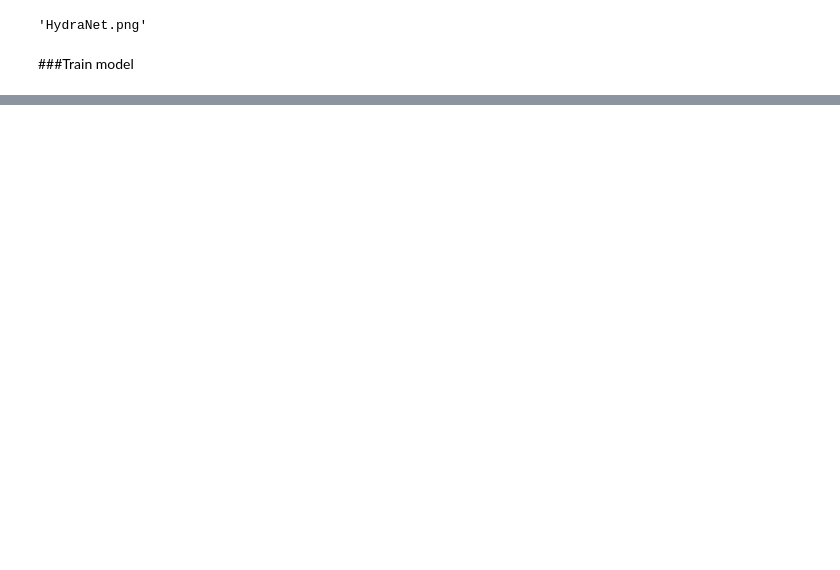
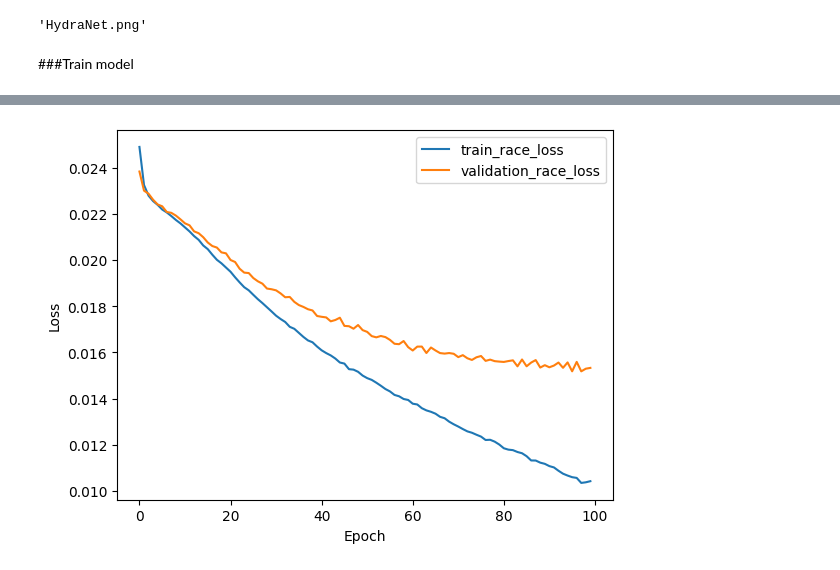
Before and after one commit to bohdanvodianyk/multi-task-learning, a Jupyter notebook: MLP.ipynb, the cells around one changed output, grey strips where cells are left out. Drawn from its saved outputs; the diff is of its cells as text; code cells hidden in the pictures; blank space fills up the shorter version.

```diff
--- a/MLP.ipynb
+++ b/MLP.ipynb
@@ -334,0 +461,9 @@ logger = {"train_loss": list(),
+# %%
+plt.plot(logger["train_race_loss"], label="train_race_loss")
+plt.plot(logger["validation_race_loss"], label="validation_race_loss")
+plt.xlabel("Epoch")
+plt.ylabel("Loss")
+plt.legend()
+plt.show()
+# %% [output]
+[figure, added]
```
Also changed, not shown: parts of 17 cells of this notebook.
